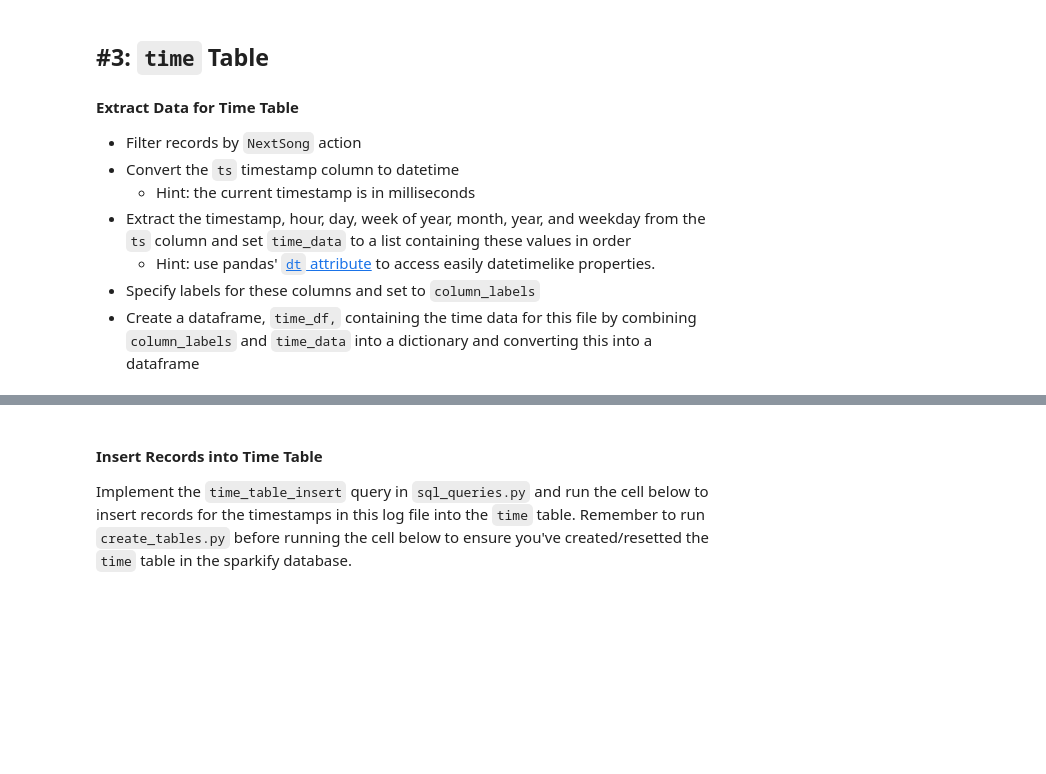
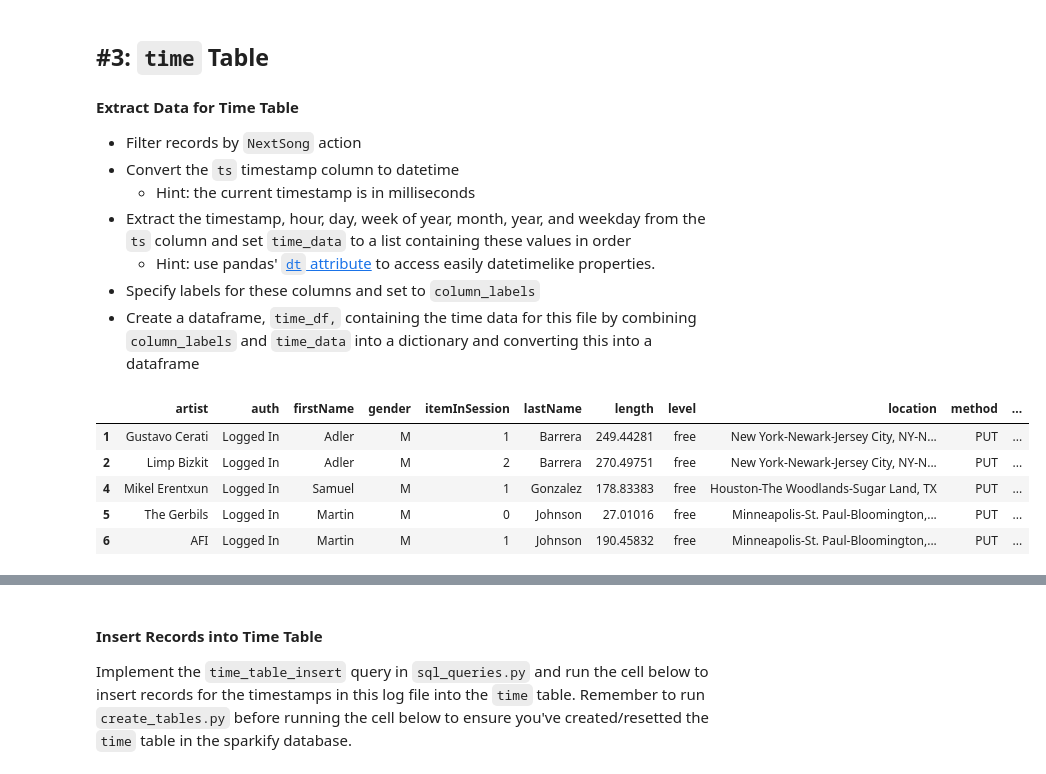
Before and after one commit to lilianatang/data-modelling-with-postgresql, a Jupyter notebook: etl.ipynb, the cells around one changed output, grey strips where cells are left out. Cells and saved outputs as stored; diff of their text form; code cells hidden in the pictures; blank space fills up the shorter version.

```diff
--- a/etl.ipynb
+++ b/etl.ipynb
@@ -96,6 +124,13 @@ df.head()
 - Specify labels for these columns and set to `column_labels`
 - Create a dataframe, `time_df,` containing the time data for this file by combining `column_labels` and `time_data` into a dictionary and converting this into a dataframe
 # %%
-df =
+df = df[df["page"] == "NextSong"]
 df.head()
+# %% [output]
+|  | artist | auth | firstName | gender | itemInSession | lastName | length | level | location | method | ... |
+| 1 | Gustavo Cerati | Logged In | Adler | M | 1 | Barrera | 249.44281 | free | New York-Newark-Jersey City, NY-N... | PUT | ... |
+| 2 | Limp Bizkit | Logged In | Adler | M | 2 | Barrera | 270.49751 | free | New York-Newark-Jersey City, NY-N... | PUT | ... |
+| 4 | Mikel Erentxun | Logged In | Samuel | M | 1 | Gonzalez | 178.83383 | free | Houston-The Woodlands-Sugar Land, TX | PUT | ... |
+| 5 | The Gerbils | Logged In | Martin | M | 0 | Johnson | 27.01016 | free | Minneapolis-St. Paul-Bloomington,... | PUT | ... |
+| 6 | AFI | Logged In | Martin | M | 1 | Johnson | 190.45832 | free | Minneapolis-St. Paul-Bloomington,... | PUT | ... |
 # %%
```
Also changed, not shown: parts of 24 cells of this notebook, 3 other files.
